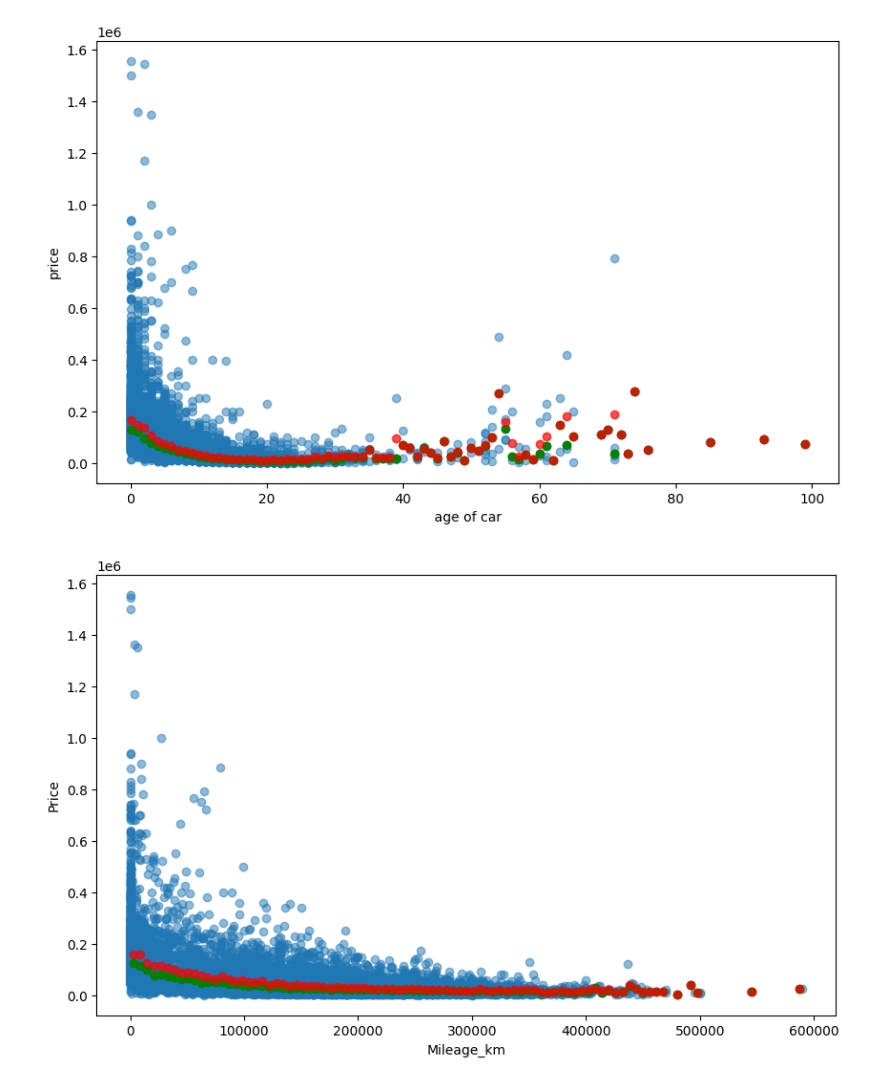
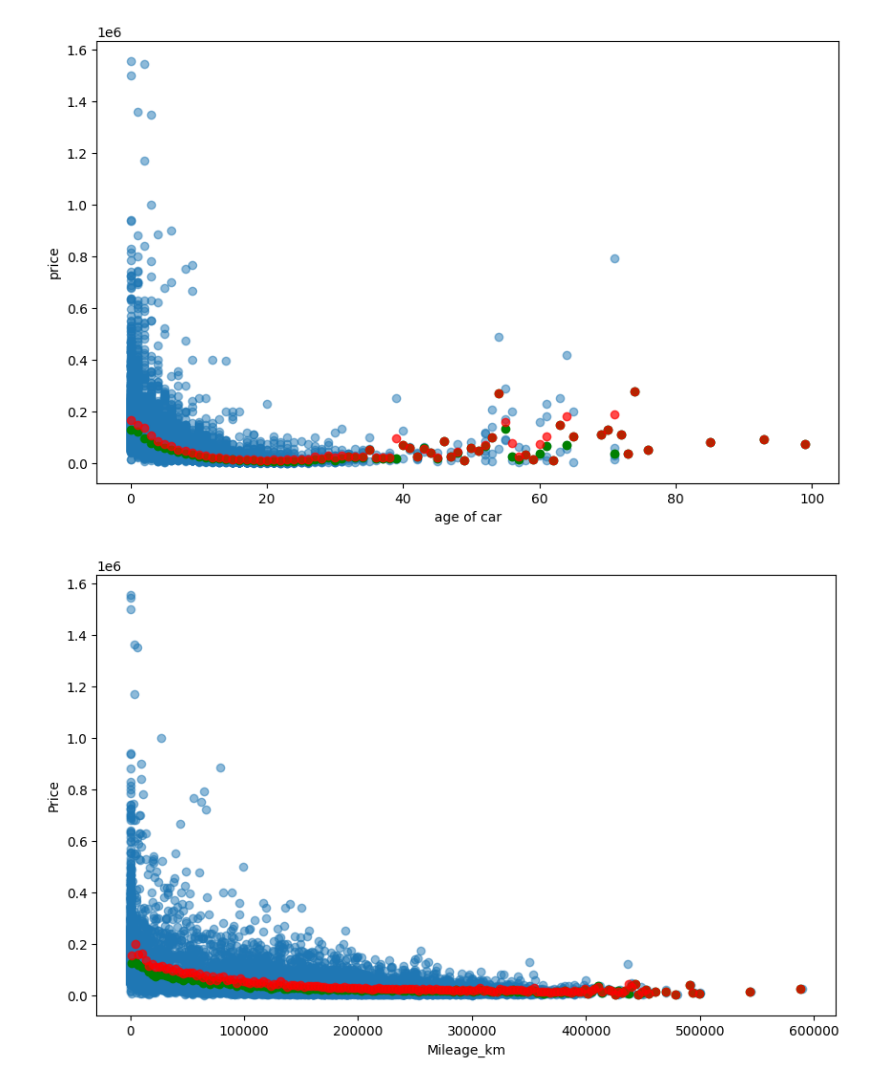
Before and after one commit to karrola/komis, a Jupyter notebook: modeling.ipynb, the cells around one changed output. Drawn from its saved outputs; the diff is of its cells as text; code cells hidden in the pictures.

Commit message:
chart 3d

```diff
--- a/modeling.ipynb
+++ b/modeling.ipynb
@@ -104,21 +104,21 @@ plt.show()
 # %%
 fig, axis = plt.subplots(figsize=(10, 6))
 tmp_df = train_set[['Price', 'Production_year', 'Mileage_km', 'Condition', 'Power_HP', 'CO2_emissions', 'Currency']].copy()
-lin = np.linspace(start=0, stop=tmp_df['Mileage_km'].max(), num=100)
+lin = np.linspace(start=0, stop=tmp_df['Mileage_km'].max(), num=200)
 indexes = (lin[:-1] + lin[1:]) / 2
 
 tmp_df['mileage_group'] = pd.cut(tmp_df['Mileage_km'], bins=lin)
 avg_prices = tmp_df.groupby('mileage_group')['Price'].mean().reset_index()
 median_prices = tmp_df.groupby('mileage_group')['Price'].median().reset_index()
 # print(avg_prices)
 # print(median_prices)
 axis.scatter(tmp_df['Mileage_km'], tmp_df['Price'], alpha=0.5)
 axis.scatter(indexes, median_prices['Price'], c='green', alpha=1)
 axis.scatter(indexes, avg_prices['Price'], c='red', alpha=0.7)
 # tmp = pd.concat([avg_prices, median_prices], axis=1)
 
 axis.set_xlabel(xlabel='Mileage_km')
 axis.set_ylabel(ylabel='Price')
 plt.show()
 # %% [output]
-[figure, old version]
+[figure, new version]
```
Also changed, not shown: parts of 1 cell of this notebook.
